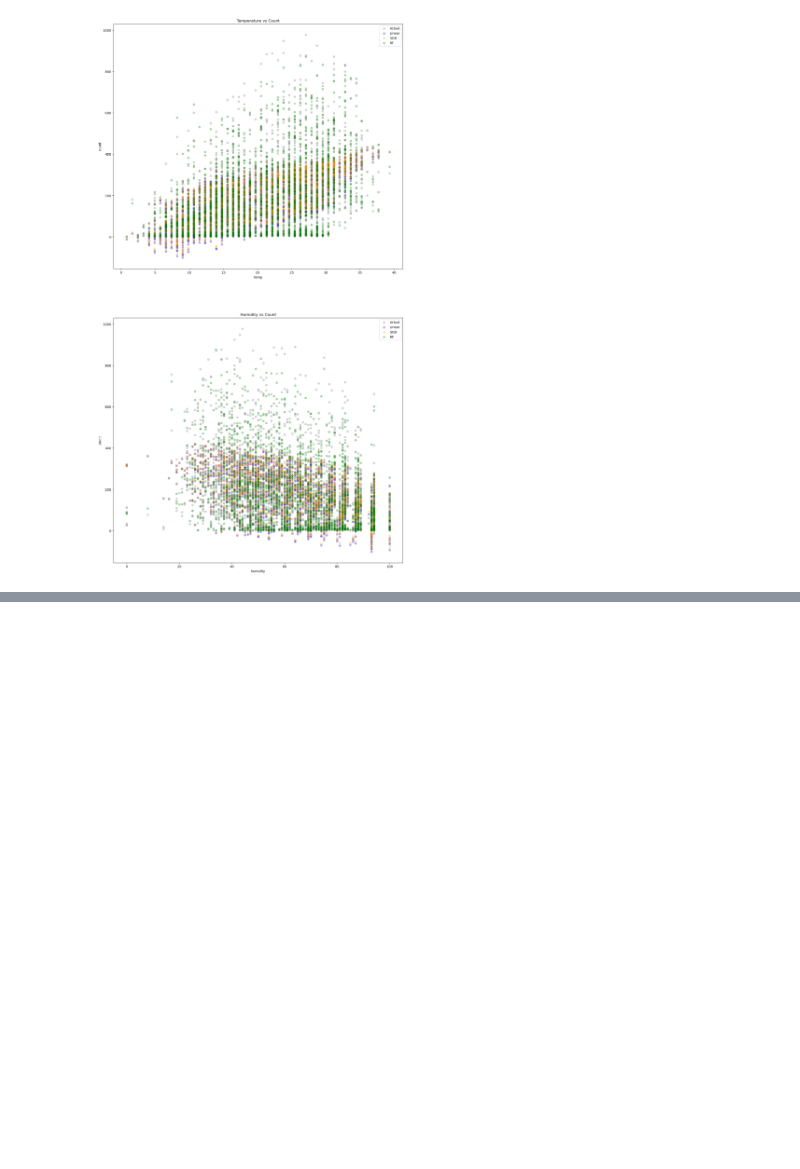
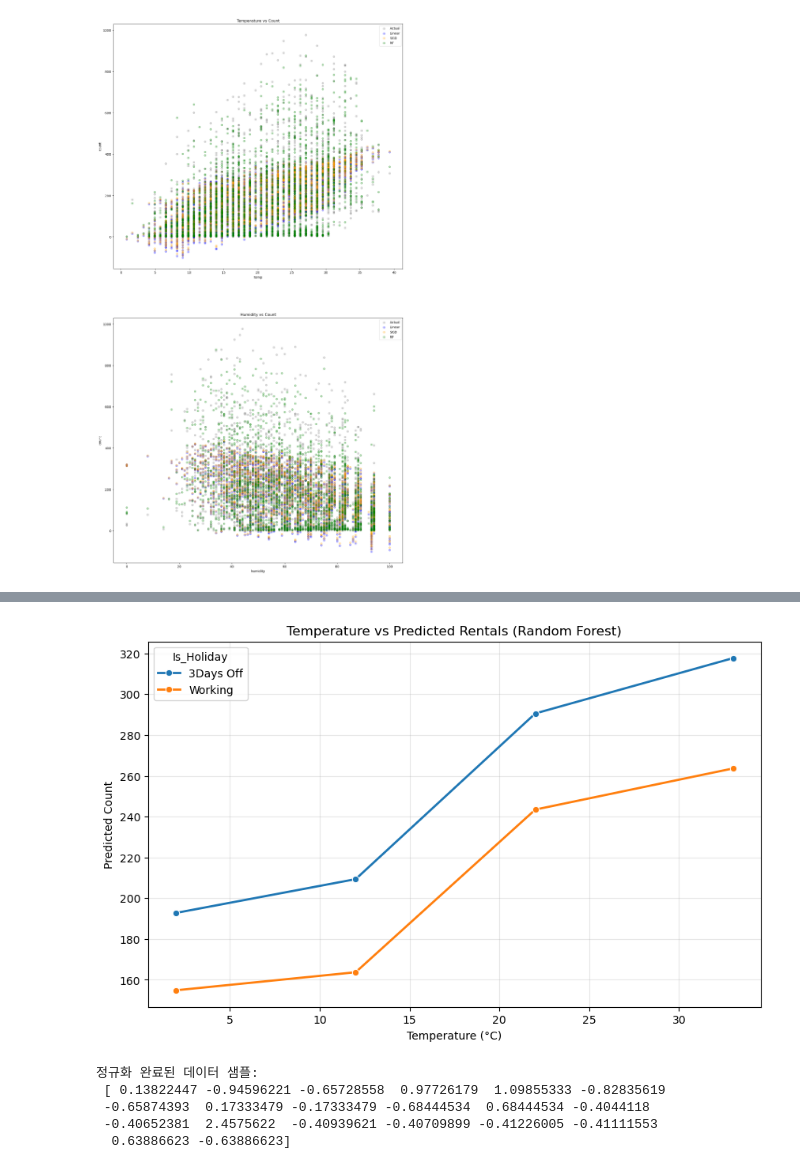
Before and after one commit to ohmanbo/AIFFEL_quest_eng, a Jupyter notebook: Data_Analysis/DA01/Project_DA_01.ipynb, the cells around one changed output, grey strips where cells are left out. Saved outputs shown, nothing was run; the diff lists cells and outputs as text; code cells hidden in the pictures; blank space fills up the shorter version.

```diff
--- a/Data_Analysis/DA01/Project_DA_01.ipynb
+++ b/Data_Analysis/DA01/Project_DA_01.ipynb
@@ -771,0 +1616,14 @@ axs[1].legend()
+# %%
+# 온도에따른 대여량 변화 추이 라인그래프
+plt.figure(figsize=(10, 6))
+
+# RF 모델을 기준으로 휴일/평일 비교 시각화
+sns.lineplot(data=results, x='Temp', y='RF_Pred', hue='Is_Holiday', marker='o', linewidth=2)
+
+plt.title('Temperature vs Predicted Rentals (Random Forest)')
+plt.xlabel('Temperature (°C)')
+plt.ylabel('Predicted Count')
+plt.grid(True, alpha=0.3)
+plt.show()
+# %% [output]
+[figure, added]
@@ -771,0 +1637,40 @@ axs[1].legend()
+# %%
+#위에 있는 코드를 복사 붙여넣기해서 주석에 중복이 있는점 양해바랍니다
+
+# 변수명은 그냥 뒤에 1,2,3,4 숫자를 붙일게요 너무 길어지니까.
+features1 = ['month', 'hour', 'holiday', 'workingday', 'weather', 'temp', 'humidity', 'windspeed', 'weekday', 'weekend', 'consecutive_nowork_days']
+features2 = ['month', 'hour', 'weather', 'temp', 'humidity', 'windspeed', 'consecutive_nowork_days']
+features3 = ['month', 'hour', 'holiday', 'workingday', 'weekday', 'weekend', 'consecutive_nowork_days']
+features4 = ['hour', 'consecutive_nowork_days']
+
+X = train[features1]
+y = train['count']
+
+# padas로 원핫인코딩
+# consecutive_nowork_days 를 원핫인코딩을 할때랑 안할때랑 다를것같지만 너무 테스트데이터가 많아지니까 제외
+# 아래에서 standardizatin만 해줄게요
+
+# ***** 여기서 weather 제외*****************
+X_encoded = pd.get_dummies(X, columns=['holiday', 'workingday', 'weekday', 'weekend'])
+
+X_train, X_test, y_train, y_test = train_test_split(
+    X_encoded, y, test_size=0.2, random_state=42
+)
+
+# 3. Standardization 표준화
+# from sklearn.preprocessing import OneHotEncoder, StandardScaler # 위에서 했음
+
+scaler = StandardScaler()
+
+# 학습데이터 변환 - 학습후 변환하는 fit_transfrom 함수사용
+X_train_scaled = scaler.fit_transform(X_train)
+#예측용 테스트데이터 변환
+X_test_scaled = scaler.transform(X_test)
+
+print("정규화 완료된 데이터 샘플:\n", X_train_scaled[0])
+# %% [output]
+정규화 완료된 데이터 샘플:
+ [ 0.13822447 -0.94596221 -0.65728558  0.97726179  1.09855333 -0.82835619
+ -0.65874393  0.17333479 -0.17333479 -0.68444534  0.68444534 -0.4044118
+ -0.40652381  2.4575622  -0.40939621 -0.40709899 -0.41226005 -0.41111553
+  0.63886623 -0.63886623]
```
Also changed, not shown: parts of 49 cells of this notebook.
